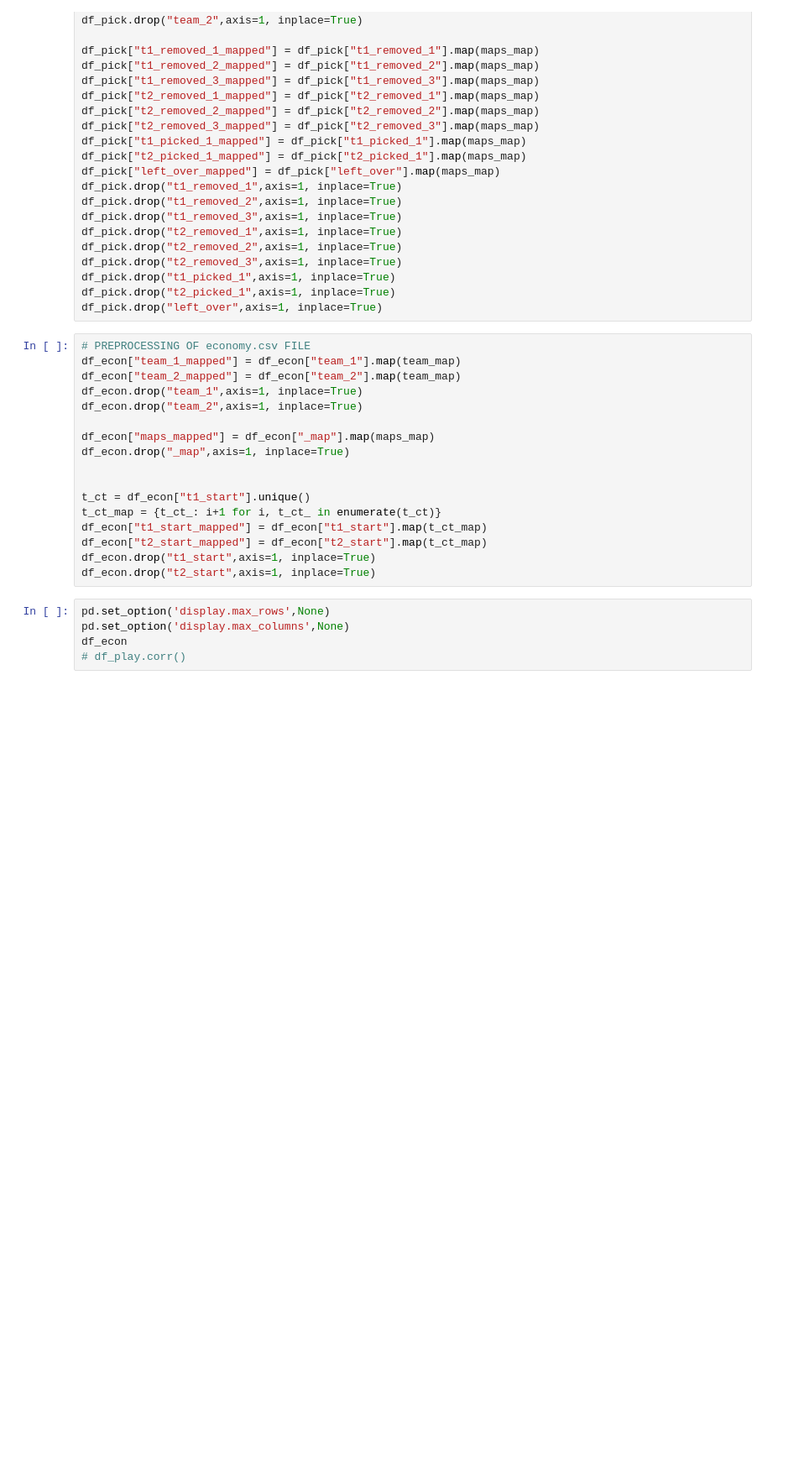
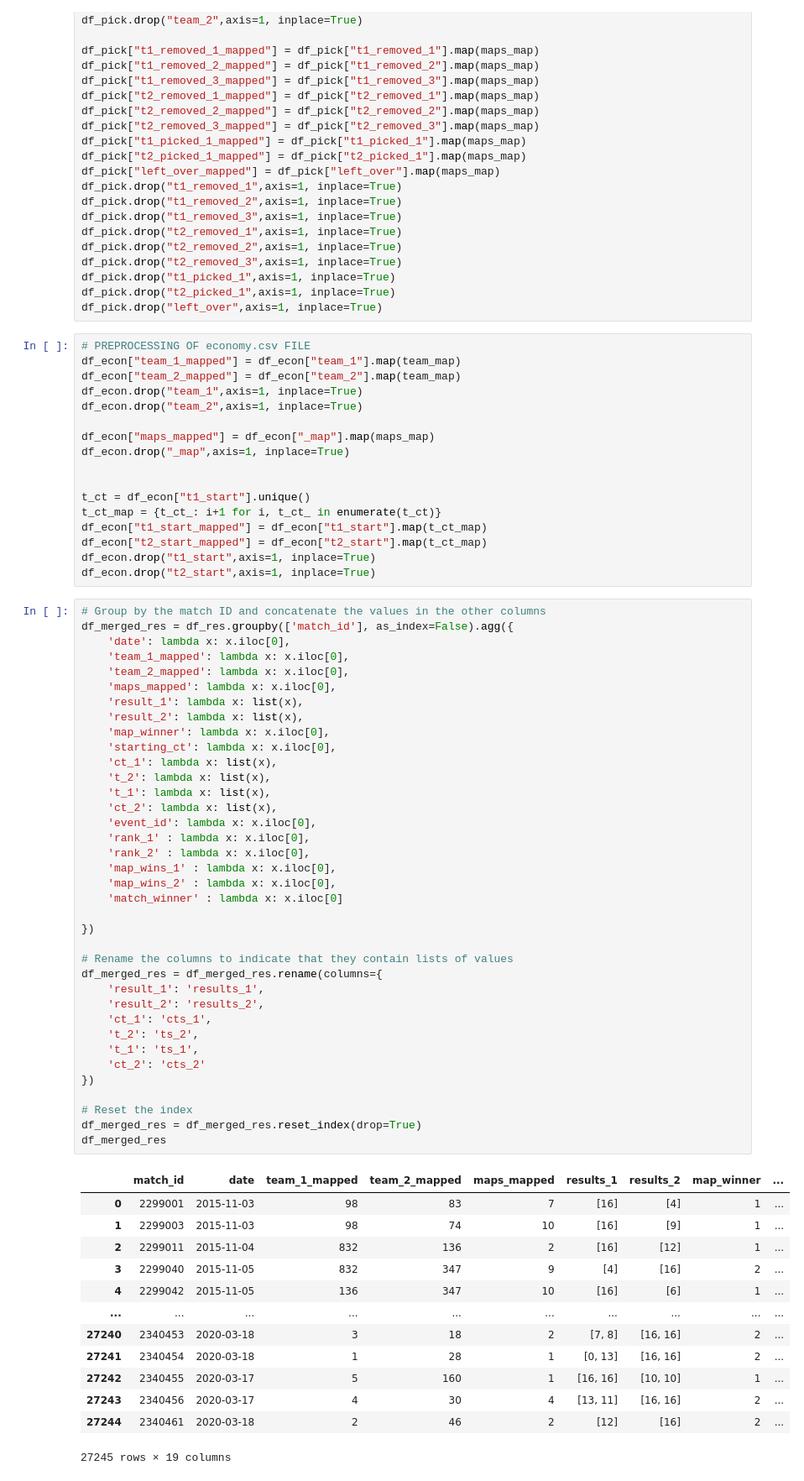
Before and after one commit to stytSofo/CSGO_OutcomePredictor, a Jupyter notebook: python.ipynb, the cells around one changed output. Shown at 84% size. Saved outputs shown, nothing was run; the diff lists cells and outputs as text; blank space fills up the shorter version.

Commit message:
grouped players and results

```diff
--- a/python.ipynb
+++ b/python.ipynb
@@ -83,8 +88,54 @@ df_econ["t1_start_mapped"] = df_econ["t1_start"].map(t_ct_map)
 df_econ["t2_start_mapped"] = df_econ["t2_start"].map(t_ct_map)
 df_econ.drop("t1_start",axis=1, inplace=True)
 df_econ.drop("t2_start",axis=1, inplace=True)
-# %%
-pd.set_option('display.max_rows',None)
-pd.set_option('display.max_columns',None)
-df_econ
-# df_play.corr()
+# %%
+# Group by the match ID and concatenate the values in the other columns
+df_merged_res = df_res.groupby(['match_id'], as_index=False).agg({
+    'date': lambda x: x.iloc[0],
+    'team_1_mapped': lambda x: x.iloc[0],
+    'team_2_mapped': lambda x: x.iloc[0],
+    'maps_mapped': lambda x: x.iloc[0],
+    'result_1': lambda x: list(x),
+    'result_2': lambda x: list(x),
+    'map_winner': lambda x: x.iloc[0],
+    'starting_ct': lambda x: x.iloc[0],
+    'ct_1': lambda x: list(x),
+    't_2': lambda x: list(x),
+    't_1': lambda x: list(x),
+    'ct_2': lambda x: list(x),
+    'event_id': lambda x: x.iloc[0],
+    'rank_1' : lambda x: x.iloc[0],
+    'rank_2' : lambda x: x.iloc[0],
+    'map_wins_1' : lambda x: x.iloc[0],
+    'map_wins_2' : lambda x: x.iloc[0],
+    'match_winner' : lambda x: x.iloc[0]
+
+})
+
+# Rename the columns to indicate that they contain lists of values
+df_merged_res = df_merged_res.rename(columns={
+    'result_1': 'results_1',
+    'result_2': 'results_2',
+    'ct_1': 'cts_1',
+    't_2': 'ts_2',
+    't_1': 'ts_1',
+    'ct_2': 'cts_2'
+})
+
+# Reset the index
+df_merged_res = df_merged_res.reset_index(drop=True)
+df_merged_res
+# %% [output]
+|  | match_id | date | team_1_mapped | team_2_mapped | maps_mapped | results_1 | results_2 | map_winner | ... |
+| 0 | 2299001 | 2015-11-03 | 98 | 83 | 7 | [16] | [4] | 1 | ... |
+| 1 | 2299003 | 2015-11-03 | 98 | 74 | 10 | [16] | [9] | 1 | ... |
+| 2 | 2299011 | 2015-11-04 | 832 | 136 | 2 | [16] | [12] | 1 | ... |
+| 3 | 2299040 | 2015-11-05 | 832 | 347 | 9 | [4] | [16] | 2 | ... |
+| 4 | 2299042 | 2015-11-05 | 136 | 347 | 10 | [16] | [6] | 1 | ... |
+| ... | ... | ... | ... | ... | ... | ... | ... | ... | ... |
+| 27240 | 2340453 | 2020-03-18 | 3 | 18 | 2 | [7, 8] | [16, 16] | 2 | ... |
+| 27241 | 2340454 | 2020-03-18 | 1 | 28 | 1 | [0, 13] | [16, 16] | 2 | ... |
+| 27242 | 2340455 | 2020-03-17 | 5 | 160 | 1 | [16, 16] | [10, 10] | 1 | ... |
+| 27243 | 2340456 | 2020-03-17 | 4 | 30 | 4 | [13, 11] | [16, 16] | 2 | ... |
+| 27244 | 2340461 | 2020-03-18 | 2 | 46 | 2 | [12] | [16] | 2 | ... |
+27245 rows × 19 columns
```
Also changed, not shown: parts of 5 cells of this notebook, 1 other file.
